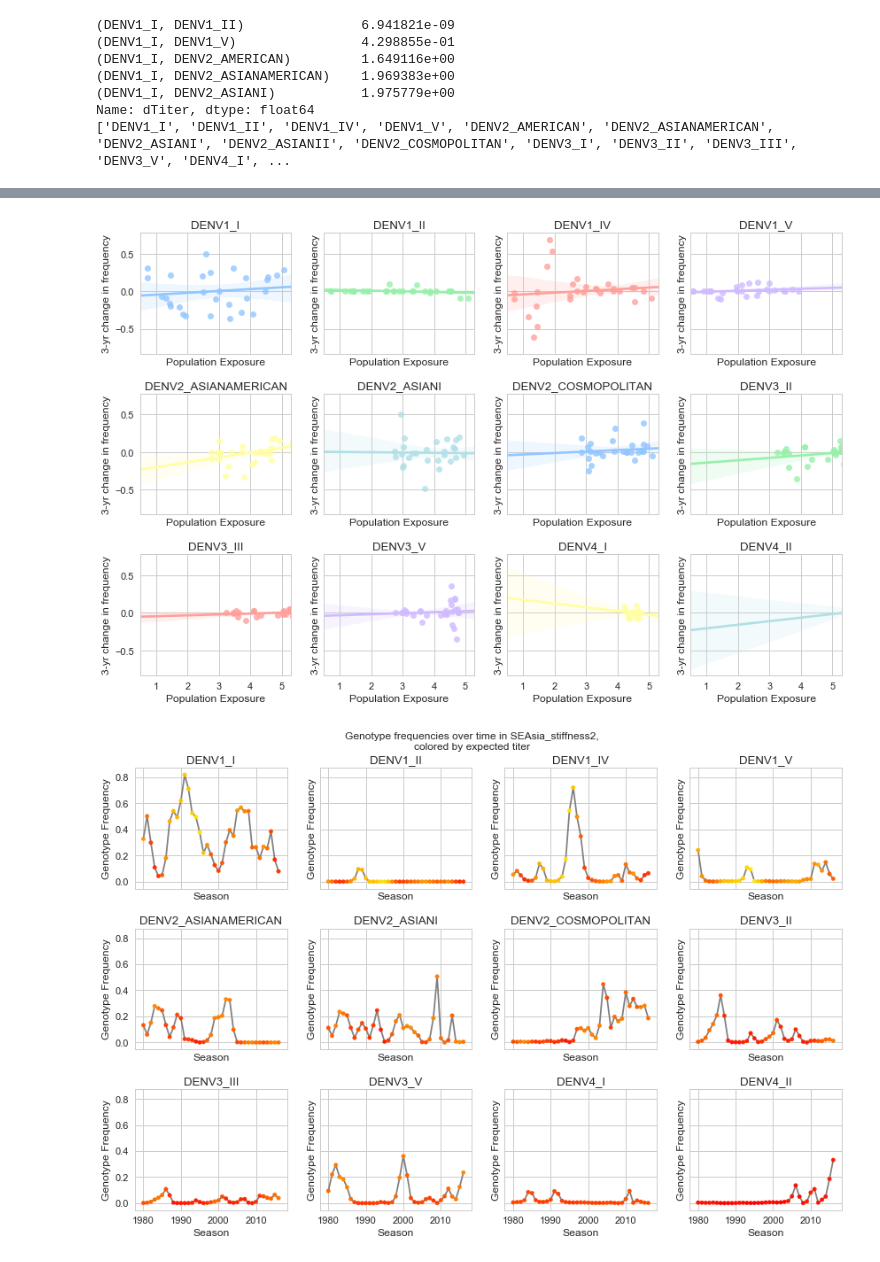
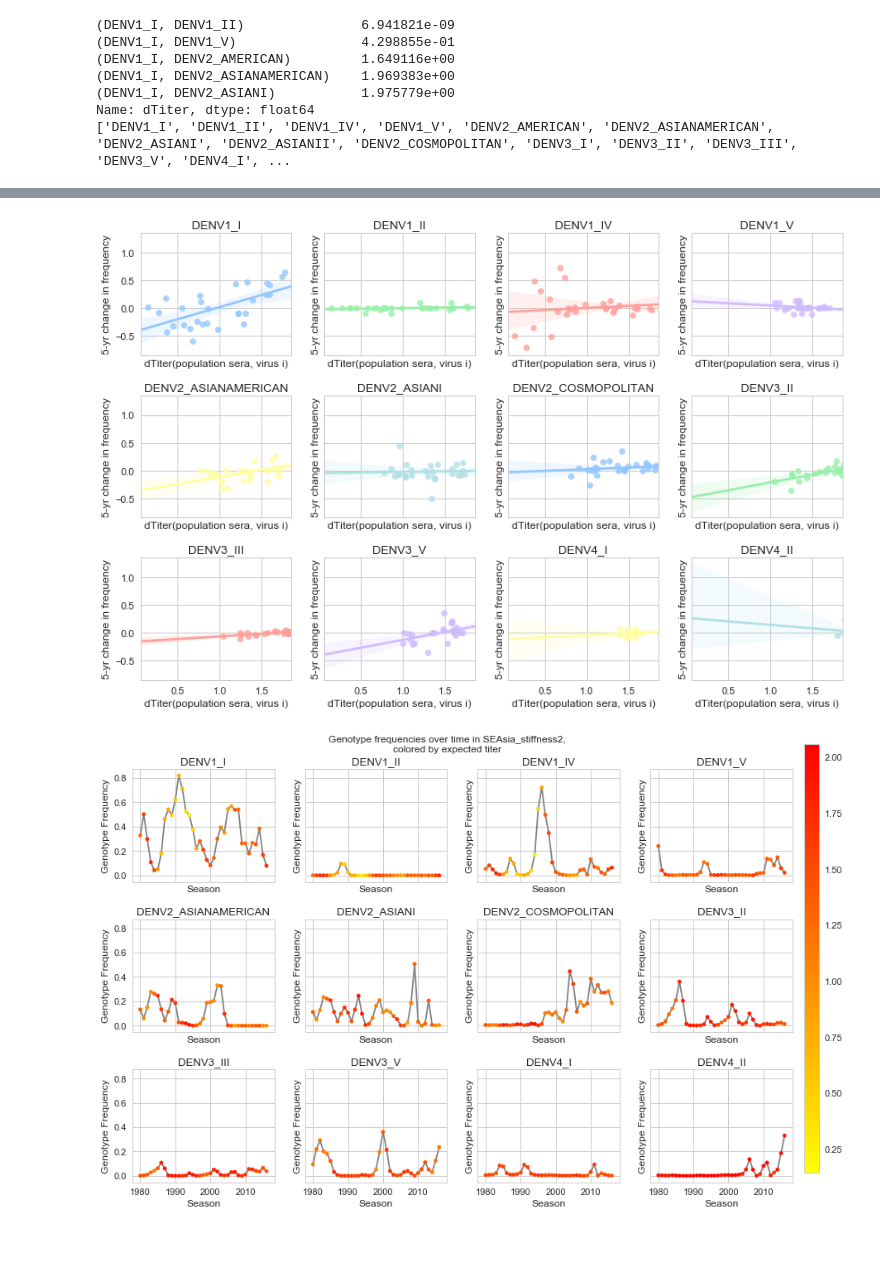
Before and after one commit to blab/dengue-antigenic-dynamics, a Jupyter notebook: scripts/frequencies/population_exposure.ipynb, the cells around one changed output, grey strips where cells are left out. Cells and saved outputs as stored; diff of their text form; code cells hidden in the pictures.

```diff
--- a/scripts/frequencies/population_exposure.ipynb
+++ b/scripts/frequencies/population_exposure.ipynb
@@ -146,25 +154,23 @@ def calc_population_exposure(i, seasons_back, seasons):
         past_seasons = [start - s for s in range(1, seasons_back+1)]
         cumulative_exposure = 0.
 
-        for n, past_season in enumerate(past_seasons): # for each season in the past
+        for n, past_season in enumerate(past_seasons, start=1): # for each season in the past
             for j in genotypes: # for each genotype
                 j_serotype = j.split('_')[0]
                 homotypic = i_serotype==j_serotype # decay = 1 if homotypic (no waning)
                                                    # 0<decay<1 if heterotypic, dependent on n: how many years in the past
-
-                decay = 1. - get_decay(n, homotypic) #### This is a temporary hack; need to think more deeply about this.
-
+                decay = get_decay(n, homotypic)
                 dTiter_ij = get_dTiter(i, j) # 0. if i==j; smaller values indicate greater cross-protection
                 j_frequency = get_frequency(j, past_season) # frequency of j in this previous season
-
-                cumulative_exposure += decay * dTiter_ij * j_frequency
+                exposure = (decay * dTiter_ij) * j_frequency
+                cumulative_exposure += exposure
 
         population_exposure.append(cumulative_exposure)
 
     return pd.Series(population_exposure, index=seasons_of_interest)
 # %%
 valid_genotypes = [g for g in genotypes if genotype_frequencies[g].max() >= 0.05]
-population_exposure = {g: calc_population_exposure(g,5,seasons) for g in valid_genotypes}
+population_exposure = {g: calc_population_exposure(g,3,seasons) for g in valid_genotypes}
 
 population_exposure_df = pd.DataFrame(population_exposure)
 min_val = population_exposure_df.values.min()
@@ -253,4 +260,9 @@ def plot_all_genotypes(plot_fn, population_exposure, genotype_frequencies = geno
 
     if save:
         plt.savefig(out_path+'/'+dataset_name+plot_name+'.png')
+
+    if 'cbar' in kwargs:
+        cax = fig.add_axes([1.0, 0.1, 0.02, 0.9], frame_on=False)
+        cb = mpl.colorbar.ColorbarBase(cax,cmap='autumn_r',
+                                       norm=mpl.colors.Normalize(vmin=min_val,vmax=max_val),orientation='vertical',alpha=1.0,drawedges=False)
 # %%
@@ -260,10 +272,10 @@ plot_all_genotypes(plot_novelty_frequencies, population_exposure)
 # %%
-plot_all_genotypes(plot_exposure_delta_frequencies, population_exposure)
+plot_all_genotypes(plot_exposure_delta_frequencies, population_exposure, seasons_forward=5)
 # %% [output]
-[figure, old version]
+[figure, new version]
 # %%
 plot_all_genotypes(plot_time_frequencies_exposure, population_exposure,
                    title='Genotype frequencies over time in %s,\ncolored by expected titer'%dataset_name,
-                   colorbar=True)
+                   cbar=True)
 # %% [output]
-[figure, old version]
+[figure, new version]
```
Also changed, not shown: parts of 5 cells of this notebook.
